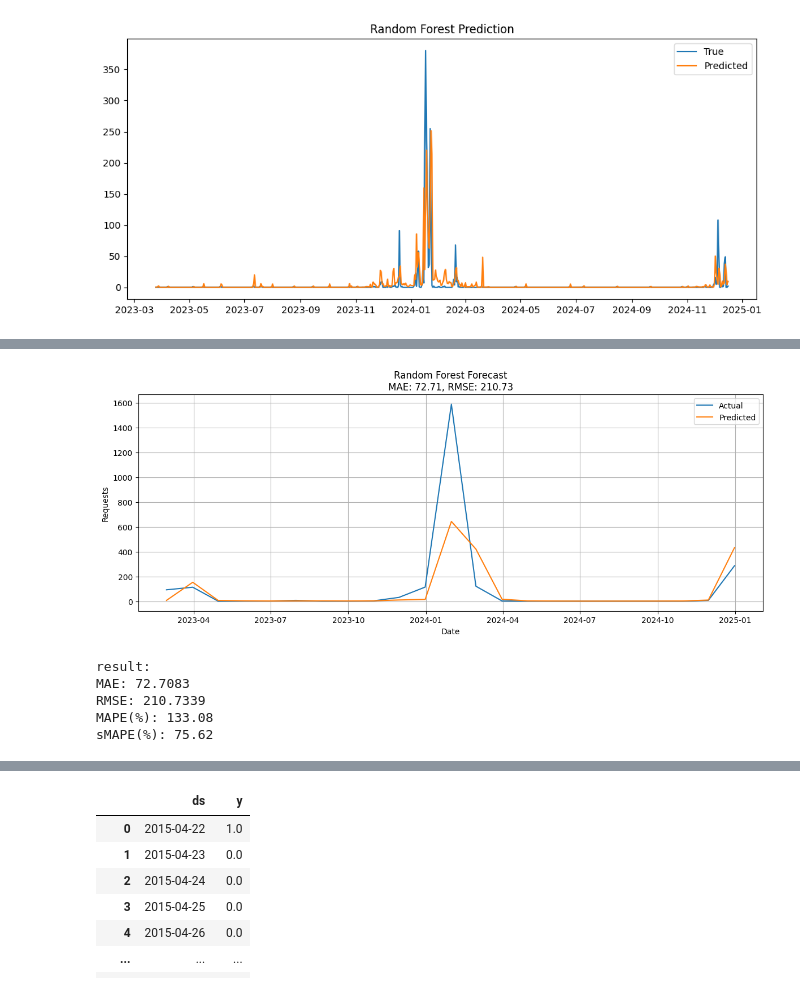
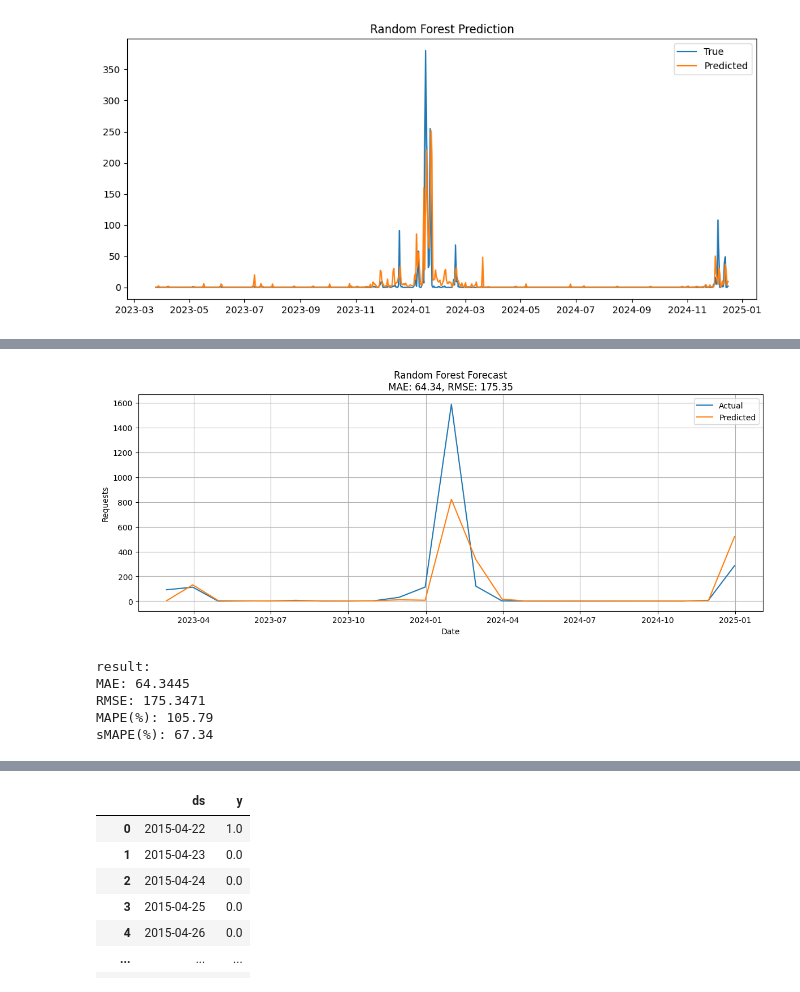
Before and after one commit to alankagiri/Machine_Learning_For_Public_Policy_Adding_Value_Project, a Jupyter notebook: forecast.ipynb, the cells around one changed output, grey strips where cells are left out. Saved outputs shown, nothing was run; the diff lists cells and outputs as text; code cells hidden in the pictures.

```diff
--- a/forecast.ipynb
+++ b/forecast.ipynb
@@ -560,0 +682,29 @@ X_train, X_test, y_train, y_test = train_test_split(X, y, shuffle=False, test_si
+# %%
+from sklearn.ensemble import RandomForestRegressor
+from sklearn.model_selection import GridSearchCV, TimeSeriesSplit
+
+param_grid = {
+    'n_estimators': [100, 200],
+    'max_depth': [5, 8, 12],
+    'min_samples_leaf': [1, 3, 5]
+}
+
+tscv = TimeSeriesSplit(n_splits=5)
+
+grid_search = GridSearchCV(
+    estimator=RandomForestRegressor(random_state=42),
+    param_grid=param_grid,
+    cv=tscv,
+    scoring='neg_root_mean_squared_error',
+    n_jobs=-1
+)
+
+grid_search.fit(X_train, y_train)
+
+print("Best Params(monthly):", grid_search.best_params_)
+print("Best Score (neg RMSE):", grid_search.best_score_)
+results = pd.DataFrame(grid_search.cv_results_)
+results['mean_test_rmse'] = -results['mean_test_score']
+results = results.sort_values('mean_test_rmse')
+print("\nAll Grid Search Results (sorted by RMSE):")
+print(results[['param_n_estimators', 'param_max_depth', 'param_min_samples_leaf', 'mean_test_rmse']])
@@ -561,43 +729,43 @@ X_train, X_test, y_train, y_test = train_test_split(X, y, shuffle=False, test_si
 # %%
 
 model = RandomForestRegressor(n_estimators=200,
-    max_depth=8,
-    min_samples_leaf=5,
+    max_depth=12,
+    min_samples_leaf=1,
     random_state=42)
 model.fit(X_train, y_train)
 
 
 y_pred = model.predict(X_test)
 
 mae = mean_absolute_error(y_test, y_pred)
 rmse = mean_squared_error(y_test, y_pred, squared=False)
 
 
 plt.figure(figsize=(12, 5))
 plt.plot(y_test.index, y_test.values, label='Actual')
 plt.plot(y_test.index, y_pred, label='Predicted')
 plt.title(f'Random Forest Forecast\nMAE: {mae:.2f}, RMSE: {rmse:.2f}')
 plt.xlabel("Date")
 plt.ylabel("Requests")
 plt.legend()
 plt.grid(True)
 plt.tight_layout()
 plt.show()
 
 
 feature_importance = pd.Series(model.feature_importances_, index=X.columns).sort_values(ascending=False)
 feature_importance.head(10)
 
 # print(f"MAE: {mae:.2f}, RMSE: {rmse:.2f}")
 metrics = calculate_metrics(y_test, y_pred)
 
 print("result:")
 for k, v in metrics.items():
     print(f"{k}: {v}")
 # %% [output]
-[figure, old version]
+[figure, new version]
 result:
-MAE: 72.7083
-RMSE: 210.7339
-MAPE(%): 133.08
-sMAPE(%): 75.62
+MAE: 64.3445
+RMSE: 175.3471
+MAPE(%): 105.79
+sMAPE(%): 67.34
```
Also changed, not shown: parts of 47 cells of this notebook.
